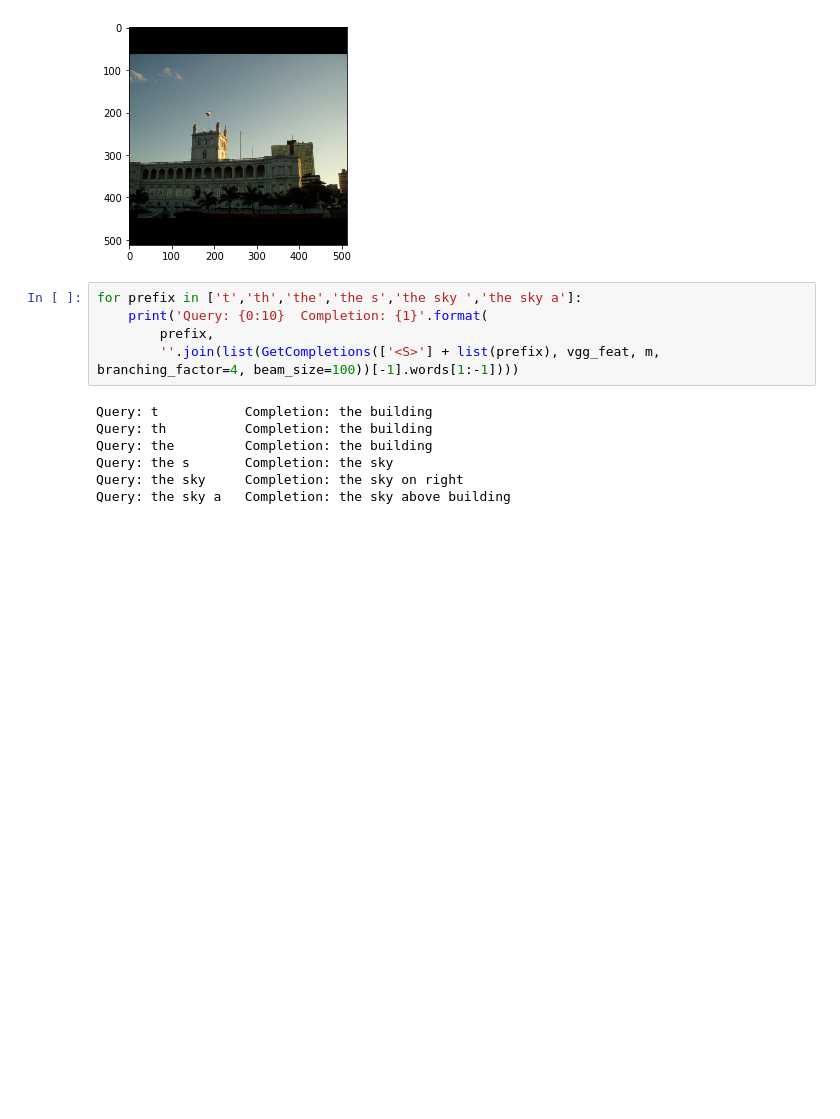
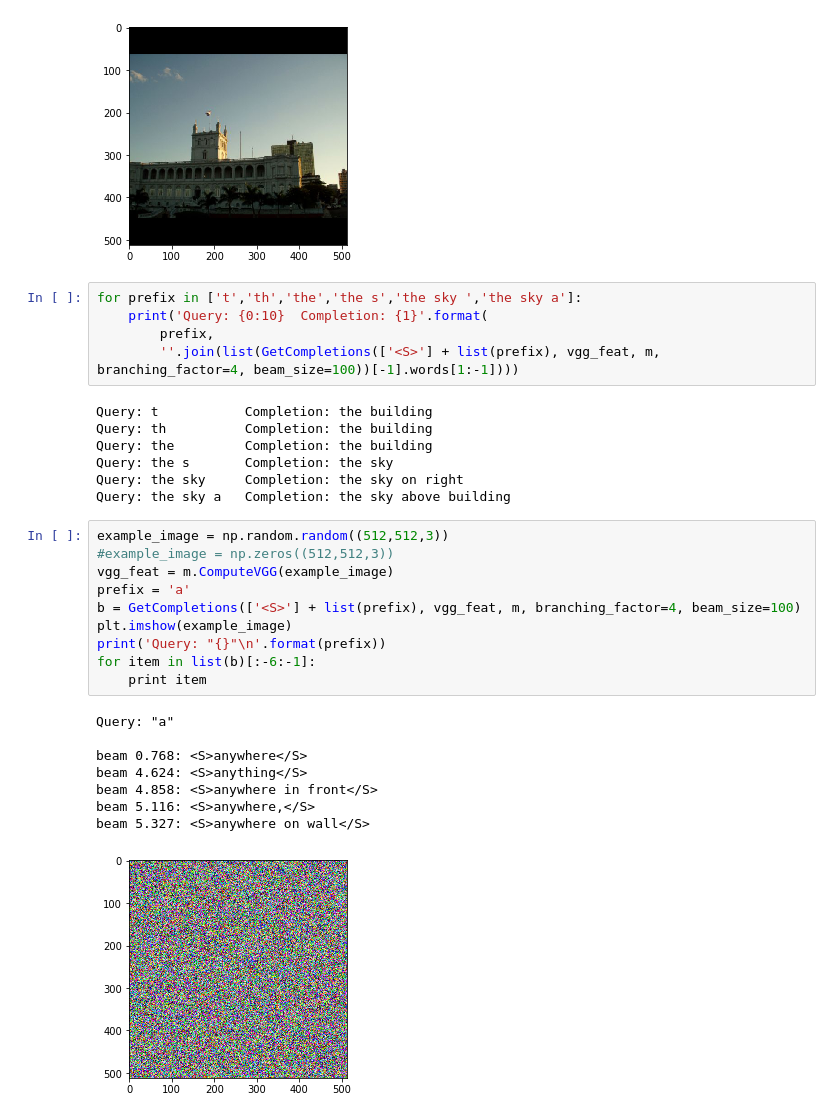
Before and after one commit to ssharpe42/VNLQAC, a Jupyter notebook: query_completion/code/demo.ipynb, the cells around one changed output. Cells and saved outputs as stored; diff of their text form; blank space fills up the shorter version.

Commit message:
updates for visual dataset

```diff
--- a/query_completion/code/demo.ipynb
+++ b/query_completion/code/demo.ipynb
@@ -91,3 +90,22 @@ Query: the         Completion: the building
 Query: the s       Completion: the sky
 Query: the sky     Completion: the sky on right
 Query: the sky a   Completion: the sky above building
+# %%
+example_image = np.random.random((512,512,3))
+#example_image = np.zeros((512,512,3))
+vgg_feat = m.ComputeVGG(example_image)
+prefix = 'a'
+b = GetCompletions(['<S>'] + list(prefix), vgg_feat, m, branching_factor=4, beam_size=100)
+plt.imshow(example_image)
+print('Query: "{}"\n'.format(prefix))
+for item in list(b)[:-6:-1]:
+    print item
+# %% [output]
+Query: "a"
+
+beam 0.768: <S>anywhere</S>
+beam 4.624: <S>anything</S>
+beam 4.858: <S>anywhere in front</S>
+beam 5.116: <S>anywhere,</S>
+beam 5.327: <S>anywhere on wall</S>
+[figure, added]
```
Also changed, not shown: parts of 2 cells of this notebook, 10 other files.
